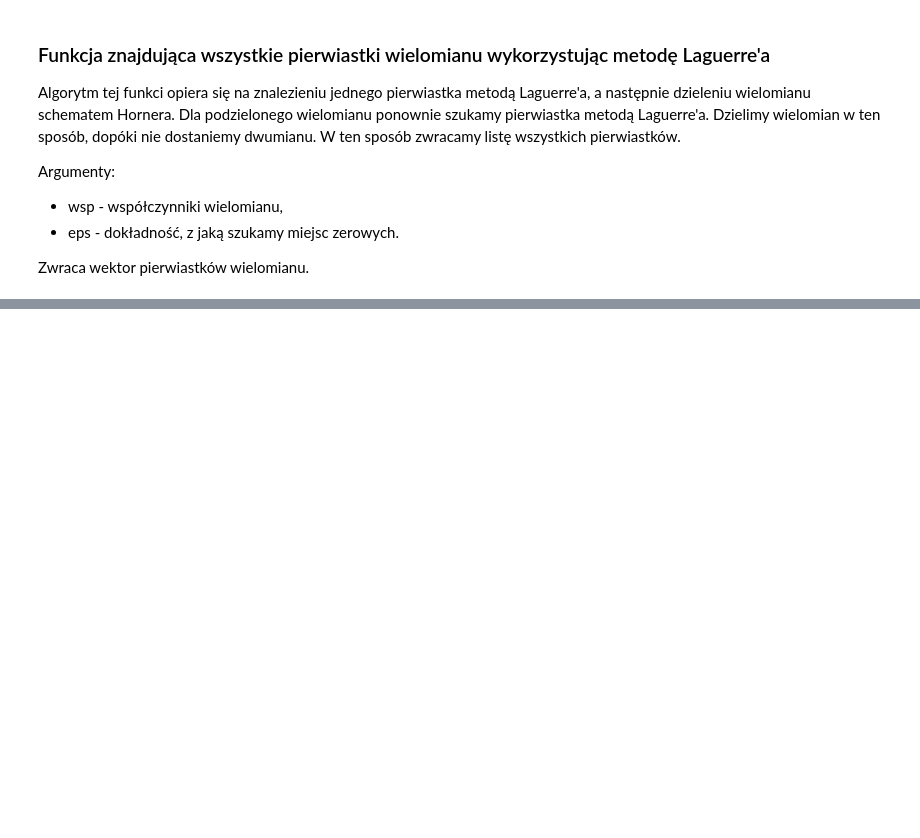
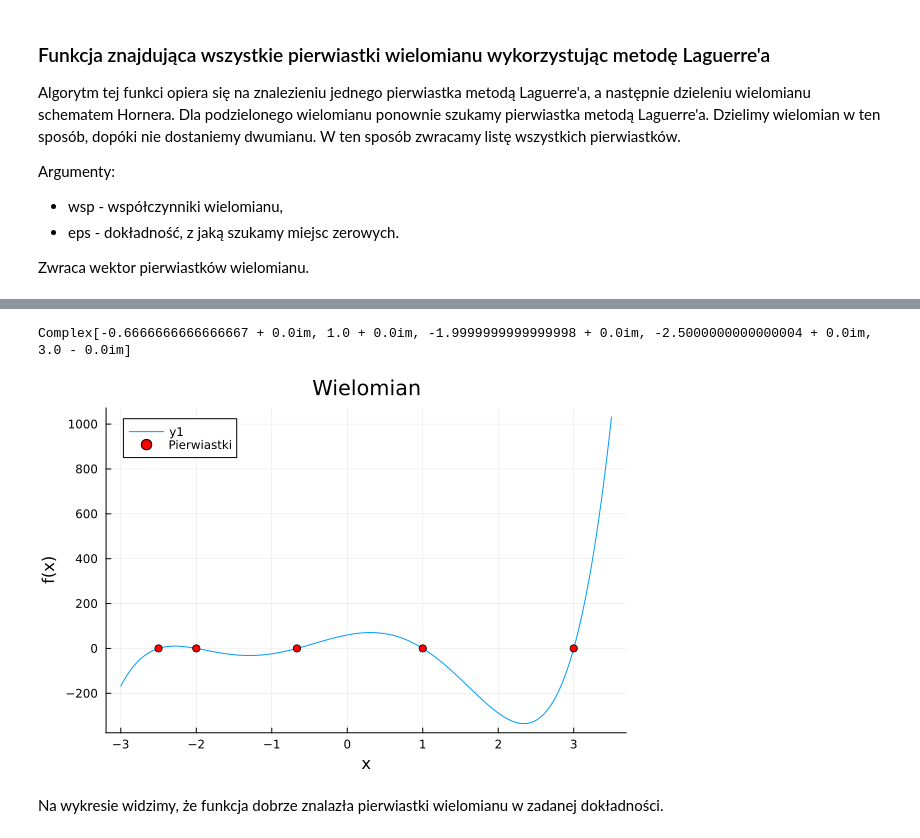
Before and after one commit to Carkules/Obliczenia_naukowe, a Jupyter notebook: szukanie_miejsc_zerowych/projekt1.ipynb, the cells around one changed output, grey strips where cells are left out. Saved outputs shown, nothing was run; the diff lists cells and outputs as text; code cells hidden in the pictures; blank space fills up the shorter version.

```diff
--- a/szukanie_miejsc_zerowych/projekt1.ipynb
+++ b/szukanie_miejsc_zerowych/projekt1.ipynb
@@ -105,7 +106,7 @@ Argumenty: p - wektor liczb
 Zwraca listę z usuniętymi zerami wiodącymi (bez zer na początku listy).
 # %%
 function trim_leading_zeros(p::Vector)
-    idx = findfirst(x -> x != 0, p)
+    idx = findfirst(x -> !isapprox(x, 0, atol=1e-15), p)
     return idx === nothing ? [0] : p[idx:end]
 end
 # %% [output]
@@ -121,7 +122,7 @@ Zwraca:
 - q - wektor współczynników podzielonego wielomianu,
 - r - reszta wielomianu.
 # %%
-function horner_div(p::Vector, root::Complex)
+function horner_div(p::Vector, root::Number)
     n = length(p)
     q = zeros(ComplexF64, n-1)
 
@@ -144,13 +145,13 @@ Argumenty:
 
 Zwraca wektor pierwiastków wielomianu.
 # %%
-function laguerre(wsp::Vector, eps=1e-12)
+function laguerre(wsp::Vector, z0=0.0+0.0im, eps=1e-12)
     wsp = Complex.(wsp)
     pierwiastki = Complex[]
     obecne_wsp = copy(wsp)
 
     while length(obecne_wsp) > 2
-        pierwiastek = laguerre_1pierwiastek(obecne_wsp, 0.0 + 0.0im, eps)
+        pierwiastek = laguerre_1pierwiastek(obecne_wsp, z0, eps)
         push!(pierwiastki, pierwiastek)
 
         q, r = horner_div(obecne_wsp, pierwiastek)
@@ -171,0 +176,6 @@ Complex[-1.0 - 0.0im]
+# %%
+wsp1 = [6, 7, -58, -79, 64, 60]
+roots = laguerre(wsp1)
+println(roots)
+# %% [output]
+Complex[-0.6666666666666667 + 0.0im, 1.0 + 0.0im, -1.9999999999999998 + 0.0im, -2.5000000000000004 + 0.0im, 3.0 - 0.0im]
@@ -171,0 +184,12 @@ Complex[-1.0 - 0.0im]
+# %%
+f(x) = horner(wsp1, x)
+x = range(-3, 3.5, length=500)
+y = f.(x)
+
+plot(x, y, xlabel="x", ylabel="f(x)", title="Wielomian")
+scatter!(real.(roots), zeros(length(roots)),
+         color=:red, label="Pierwiastki")
+# %% [output]
+[figure, added]
+# %% [markdown]
+Na wykresie widzimy, że funkcja dobrze znalazła pierwiastki wielomianu w zadanej dokładności.
```
Also changed, not shown: parts of 26 cells of this notebook.
